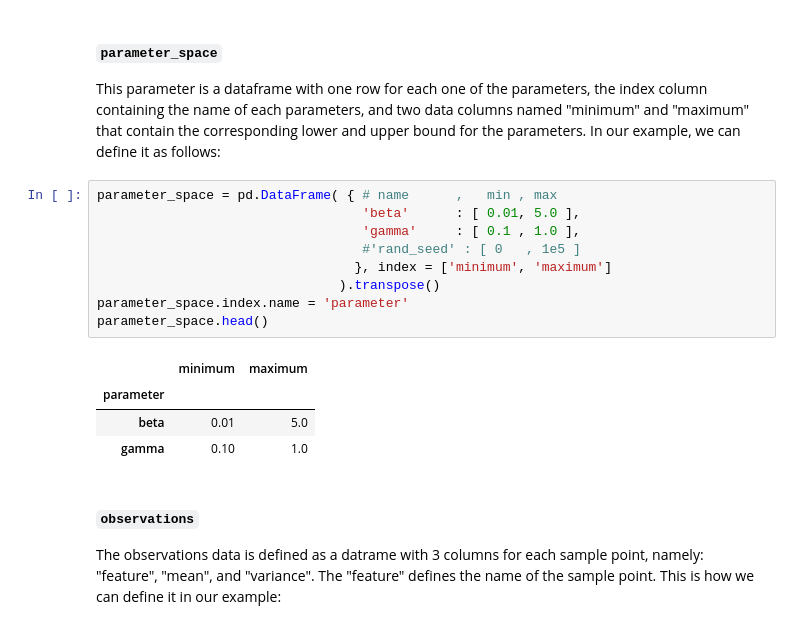
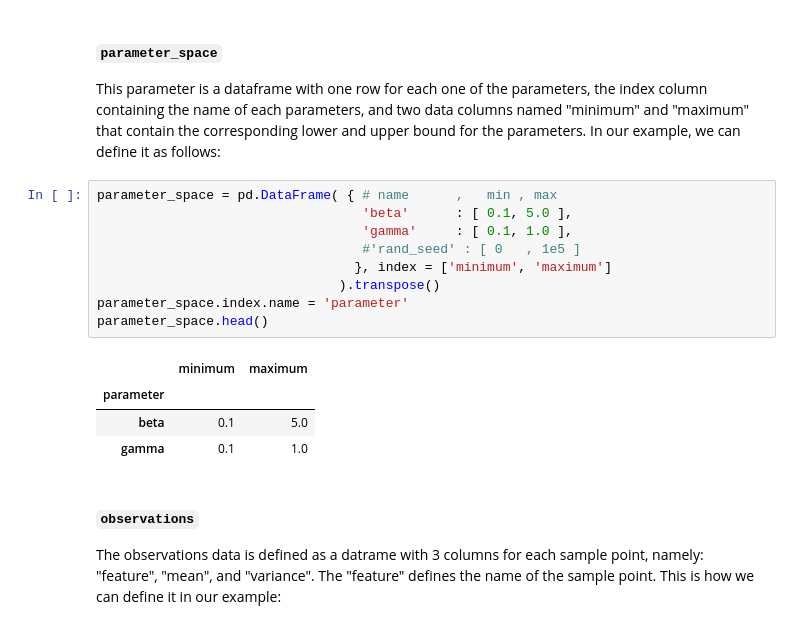
Before and after one commit to InstituteforDiseaseModeling/historymatching, a Jupyter notebook: examples/history_matching_sir.ipynb, the cells around one changed output. Drawn from its saved outputs; the diff is of its cells as text.

```diff
--- a/examples/history_matching_sir.ipynb
+++ b/examples/history_matching_sir.ipynb
@@ -243,18 +243,18 @@ Let's see how to define each of them.
 This parameter is a dataframe with one row for each one of the parameters, the index column containing the name of each parameters, and two data columns named "minimum" and "maximum" that contain the corresponding lower and upper bound for the parameters. In our example, we can define it as follows:
 # %%
 parameter_space = pd.DataFrame( { # name      ,   min , max
-                                  'beta'      : [ 0.01, 5.0 ],
-                                  'gamma'     : [ 0.1 , 1.0 ],
+                                  'beta'      : [ 0.1, 5.0 ],
+                                  'gamma'     : [ 0.1, 1.0 ],
                                   #'rand_seed' : [ 0   , 1e5 ]
                                  }, index = ['minimum', 'maximum']
                                ).transpose()
 parameter_space.index.name = 'parameter'
 parameter_space.head()
 # %% [output]
 |  | minimum | maximum |
 | parameter |  |  |
-| beta | 0.01 | 5.0 |
-| gamma | 0.10 | 1.0 |
+| beta | 0.1 | 5.0 |
+| gamma | 0.1 | 1.0 |
 # %% [markdown]
 #### `observations`
 
```
Also changed, not shown: parts of 15 cells of this notebook, 3 other files.
